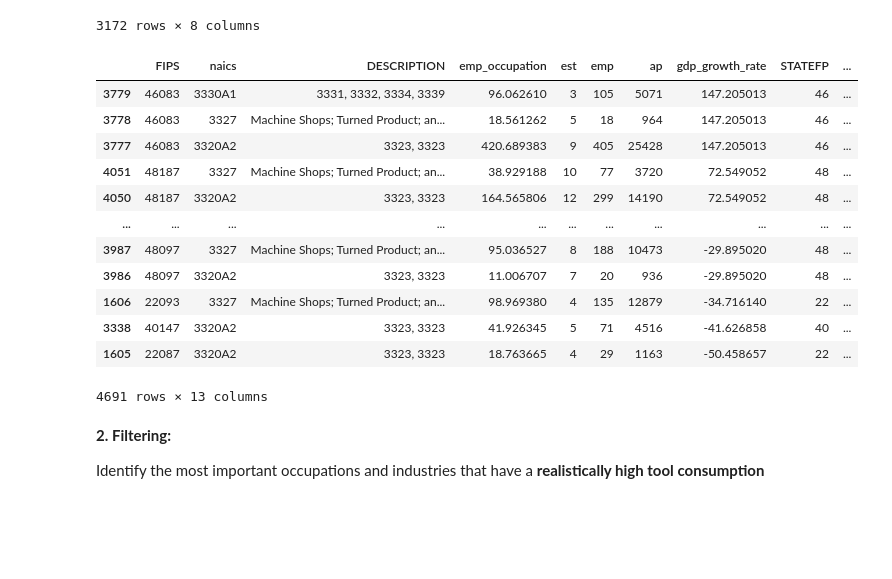
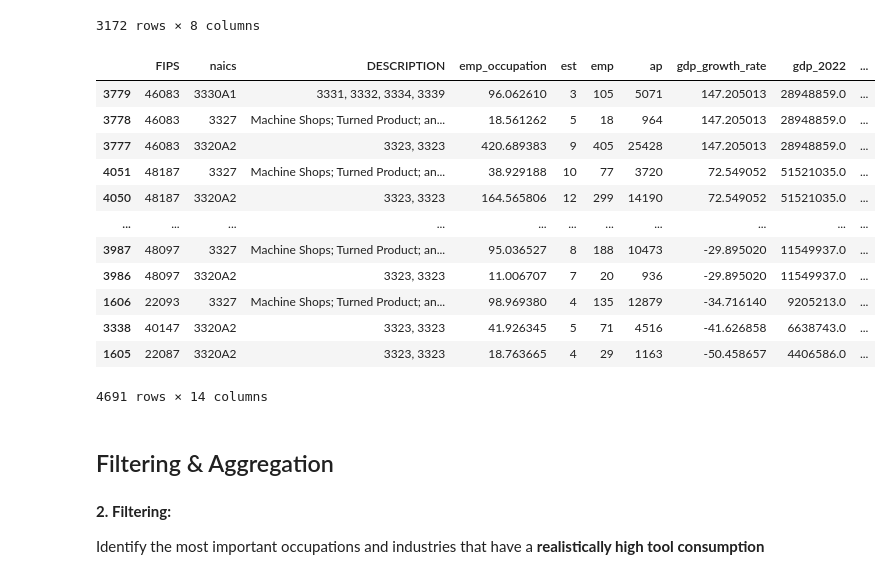
Before and after one commit to dkkdark/Data-Driven-Modeling-WS24-25, a Jupyter notebook: notebooks/data_preparation.ipynb, the cells around one changed output. Cells and saved outputs as stored; diff of their text form; code cells hidden in the pictures; blank space fills up the shorter version.

Commit message:
Identify the most important occupations and industries that have a realistically high tool consumption

```diff
--- a/notebooks/data_preparation.ipynb
+++ b/notebooks/data_preparation.ipynb
@@ -256,47 +261,49 @@ occupation_agg = merged_occupation_est.groupby(['FIPS', 'naics', 'DESCRIPTION'])
     est=('est', 'sum'),
     emp=('emp', 'sum'),
     ap=('ap', 'sum'),
 ).reset_index()
 
 final_table = occupation_agg.merge(
-    gdp_by_fips[['FIPS', 'gdp_growth_rate']],
+    gdp_by_fips[['FIPS', 'gdp_growth_rate', 'gdp_2022']],
     on='FIPS',
     how='inner'
 )
 
 filtered_county_df['STATEFP'] = filtered_county_df['STATEFP'].astype(str)
 filtered_state_df['STATEFP'] = filtered_state_df['STATEFP'].astype(str)
 
 final_table = final_table.merge(
     filtered_county_df,
     on='FIPS',
     how='inner'
 )
 
 final_table = final_table.merge(
     filtered_state_df,
     on='STATEFP',
     how='inner'
 )
 
 
 final_table.sort_values(
     by='gdp_growth_rate', ascending=False
 )
 # %% [output]
-|  | FIPS | naics | DESCRIPTION | emp_occupation | est | emp | ap | gdp_growth_rate | STATEFP | ... |
-| 3779 | 46083 | 3330A1 | 3331, 3332, 3334, 3339 | 96.062610 | 3 | 105 | 5071 | 147.205013 | 46 | ... |
-| 3778 | 46083 | 3327 | Machine Shops; Turned Product; an... | 18.561262 | 5 | 18 | 964 | 147.205013 | 46 | ... |
-| 3777 | 46083 | 3320A2 | 3323, 3323 | 420.689383 | 9 | 405 | 25428 | 147.205013 | 46 | ... |
-| 4051 | 48187 | 3327 | Machine Shops; Turned Product; an... | 38.929188 | 10 | 77 | 3720 | 72.549052 | 48 | ... |
-| 4050 | 48187 | 3320A2 | 3323, 3323 | 164.565806 | 12 | 299 | 14190 | 72.549052 | 48 | ... |
+|  | FIPS | naics | DESCRIPTION | emp_occupation | est | emp | ap | gdp_growth_rate | gdp_2022 | ... |
+| 3779 | 46083 | 3330A1 | 3331, 3332, 3334, 3339 | 96.062610 | 3 | 105 | 5071 | 147.205013 | 28948859.0 | ... |
+| 3778 | 46083 | 3327 | Machine Shops; Turned Product; an... | 18.561262 | 5 | 18 | 964 | 147.205013 | 28948859.0 | ... |
+| 3777 | 46083 | 3320A2 | 3323, 3323 | 420.689383 | 9 | 405 | 25428 | 147.205013 | 28948859.0 | ... |
+| 4051 | 48187 | 3327 | Machine Shops; Turned Product; an... | 38.929188 | 10 | 77 | 3720 | 72.549052 | 51521035.0 | ... |
+| 4050 | 48187 | 3320A2 | 3323, 3323 | 164.565806 | 12 | 299 | 14190 | 72.549052 | 51521035.0 | ... |
 | ... | ... | ... | ... | ... | ... | ... | ... | ... | ... | ... |
-| 3987 | 48097 | 3327 | Machine Shops; Turned Product; an... | 95.036527 | 8 | 188 | 10473 | -29.895020 | 48 | ... |
-| 3986 | 48097 | 3320A2 | 3323, 3323 | 11.006707 | 7 | 20 | 936 | -29.895020 | 48 | ... |
-| 1606 | 22093 | 3327 | Machine Shops; Turned Product; an... | 98.969380 | 4 | 135 | 12879 | -34.716140 | 22 | ... |
-| 3338 | 40147 | 3320A2 | 3323, 3323 | 41.926345 | 5 | 71 | 4516 | -41.626858 | 40 | ... |
-| 1605 | 22087 | 3320A2 | 3323, 3323 | 18.763665 | 4 | 29 | 1163 | -50.458657 | 22 | ... |
+| 3987 | 48097 | 3327 | Machine Shops; Turned Product; an... | 95.036527 | 8 | 188 | 10473 | -29.895020 | 11549937.0 | ... |
+| 3986 | 48097 | 3320A2 | 3323, 3323 | 11.006707 | 7 | 20 | 936 | -29.895020 | 11549937.0 | ... |
+| 1606 | 22093 | 3327 | Machine Shops; Turned Product; an... | 98.969380 | 4 | 135 | 12879 | -34.716140 | 9205213.0 | ... |
+| 3338 | 40147 | 3320A2 | 3323, 3323 | 41.926345 | 5 | 71 | 4516 | -41.626858 | 6638743.0 | ... |
+| 1605 | 22087 | 3320A2 | 3323, 3323 | 18.763665 | 4 | 29 | 1163 | -50.458657 | 4406586.0 | ... |
-4691 rows × 13 columns
+4691 rows × 14 columns
+# %% [markdown]
+## Filtering & Aggregation
 # %% [markdown]
 **2. Filtering:**
 
```
Also changed, not shown: parts of 16 cells of this notebook.
